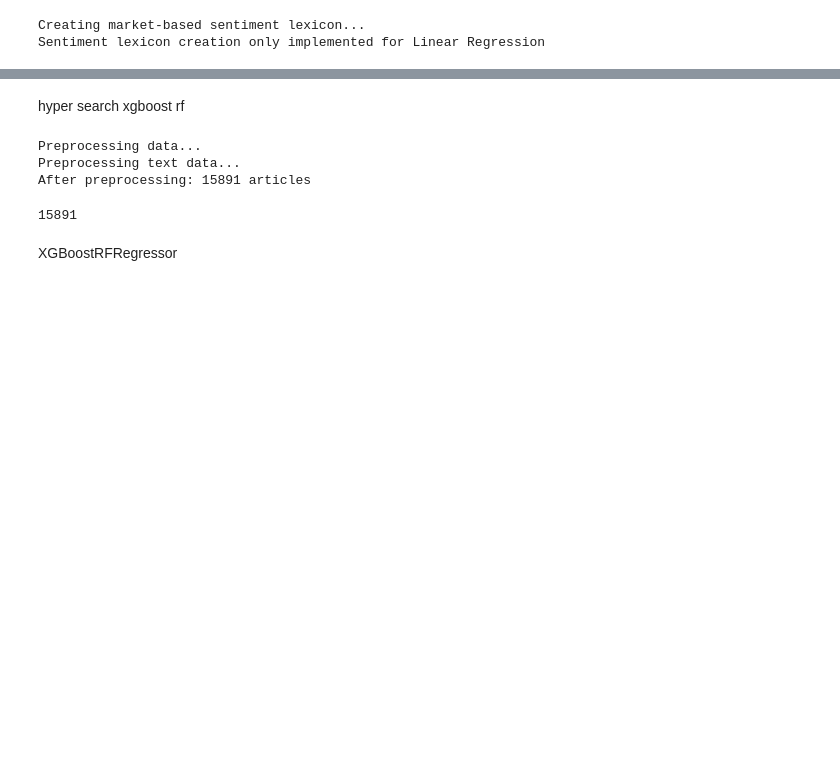
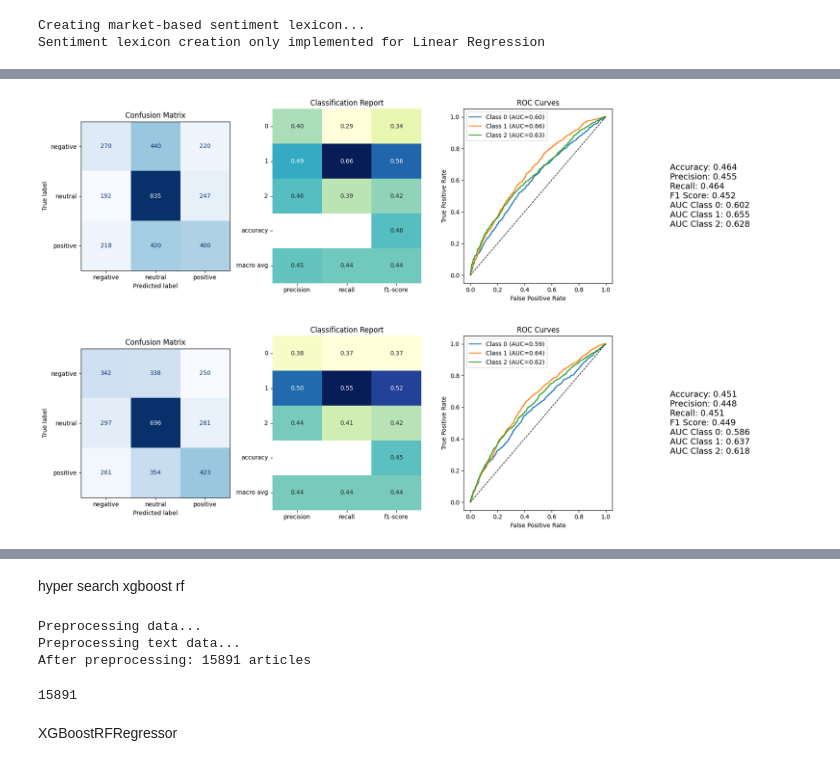
Before and after one commit to AndreasWendel/Examens, a Jupyter notebook: db checks.ipynb, the cells around one changed output, grey strips where cells are left out. Cells and saved outputs as stored; diff of their text form; code cells hidden in the pictures; blank space fills up the shorter version.

```diff
--- a/db checks.ipynb
+++ b/db checks.ipynb
@@ -1463,0 +1795,34 @@ Sentiment lexicon creation only implemented for Linear Regression
+# %%
+model = XGBClassifier(
+    n_estimators=100,
+    learning_rate=1,
+    max_depth=10,
+    subsample=0.8,
+    colsample_bynode=0.8,
+    tree_method='hist',
+    device='cuda',
+    verbosity=1,
+
+)
+
+model.fit(X_train, y_train)
+y_pred = model.predict(X_test)
+acc = accuracy_score(y_test, y_pred)
+class_report = classification_report(y_test, y_pred)
+prec = precision_score(y_test, y_pred, zero_division=0, average='weighted')
+rec = recall_score(y_test, y_pred, zero_division=0, average='weighted')
+f1 = f1_score(y_test, y_pred, zero_division=0, average='weighted')
+
+# For multiclass ROC/AUC, use probability estimates and specify multi_class
+if hasattr(model, "predict_proba"):
+	y_proba = model.predict_proba(X_test)
+	auc = roc_auc_score(y_test, y_proba, multi_class='ovr')
+else:
+	auc = None
+
+print(class_report)
+print("acc:",acc)
+print("prec:",prec)
+print("rec:",rec)
+print("f1:",f1)
+print("auc:", auc)
@@ -1463,0 +1845,8 @@ Sentiment lexicon creation only implemented for Linear Regression
+# %%
+#opti
+opti_metric = plot_model_results(Y_test=y_test, Y_pred=y_pred_opti, Y_prob=y_proba_opti, Class_report=report_opti, Labelencoder=labelencoder, Acc=acc_opti, Prec=prec_opti, Rec=rec_opti, F1=f1_opti)
+#Orignal
+original_metric = plot_model_results(Y_test=y_test, Y_pred=y_pred, Y_prob=y_proba, Class_report=class_report, Labelencoder=labelencoder, Acc=acc, Prec=prec, Rec=rec, F1=f1)
+# %% [output]
+[figure, added]
+[figure, added]
```
Also changed, not shown: parts of 35 cells of this notebook, 5 other files.
